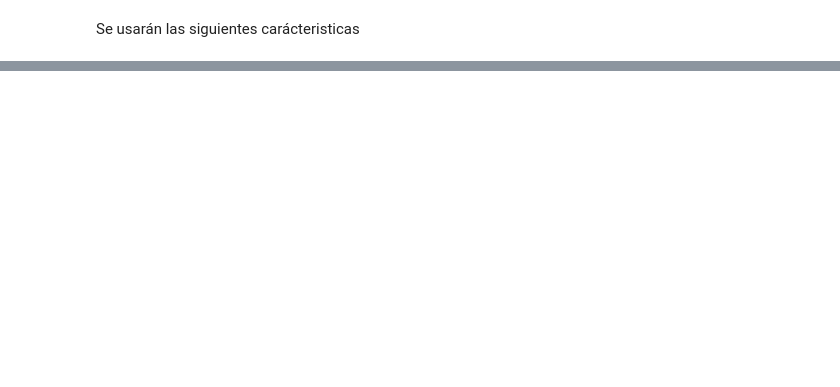
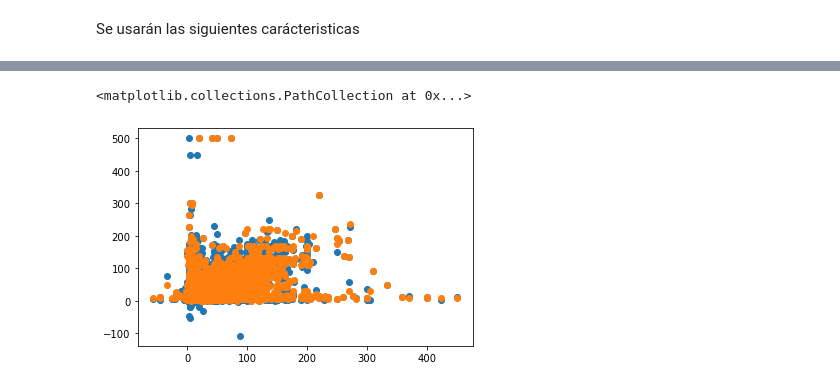
Before and after one commit to Roberto-Cerna/Predicting-Fare-Amount-From-Taxis, a Jupyter notebook: PC_2.ipynb, the cells around one changed output, grey strips where cells are left out. Drawn from its saved outputs; the diff is of its cells as text; code cells hidden in the pictures; blank space fills up the shorter version.

```diff
--- a/PC_2.ipynb
+++ b/PC_2.ipynb
@@ -150,0 +179,4 @@ y = df.fare_amount
+# %%
+from sklearn.preprocessing import RobustScaler
+transformer = RobustScaler(quantile_range = (0.1,0.9)).fit(X)
+X = transformer.transform(X)
@@ -151,3 +199,24 @@ y = df.fare_amount
 # %%
 from sklearn.model_selection import train_test_split
-X_train, X_test, y_train, y_test = train_test_split(X, y, test_size=0.2, random_state=0)
+X_train, X_test, y_train, y_test = train_test_split(X, y, test_size=0.3, random_state=0)
+# %%
+from sklearn.tree import DecisionTreeRegressor
+from sklearn.model_selection import GridSearchCV
+'''
+reg_decision_model=DecisionTreeRegressor()
+parameters={"splitter":["best","random"],
+            "max_depth" : [1,3,5,7,9,11,12],
+           "min_samples_leaf":[1,2,3,4,5,6,7,8,9,10],
+           "min_weight_fraction_leaf":[0.1,0.2,0.3,0.4,0.5,0.6,0.7,0.8,0.9],
+           "max_features":["auto","log2","sqrt",None],
+           "max_leaf_nodes":[None,10,20,30,40,50,60,70,80,90] }
+
+tuning_model=GridSearchCV(reg_decision_model,param_grid=parameters,scoring='neg_mean_squared_error',cv=3,verbose=3)
+'''
+regressor1 = DecisionTreeRegressor(random_state=0)
+regressor2 = DecisionTreeRegressor(random_state=0, max_depth=13,
+                                   max_features='auto',
+                                   splitter='best')
+
+regressor1.fit(X_train,y_train)
+regressor2.fit(X_train,y_train)
@@ -153,0 +232,3 @@ X_train, X_test, y_train, y_test = train_test_split(X, y, test_size=0.2, random_
+# %%
+y1 = regressor1.predict(X_test)
+y2 = regressor2.predict(X_test)
@@ -153,0 +259,7 @@ X_train, X_test, y_train, y_test = train_test_split(X, y, test_size=0.2, random_
+# %%
+import matplotlib.pyplot as plt
+plt.scatter(y_test,y1)
+plt.scatter(y_test,y2)
+# %% [output]
+<matplotlib.collections.PathCollection at 0x...>
+[figure, added]
```
Also changed, not shown: parts of 13 cells of this notebook.
